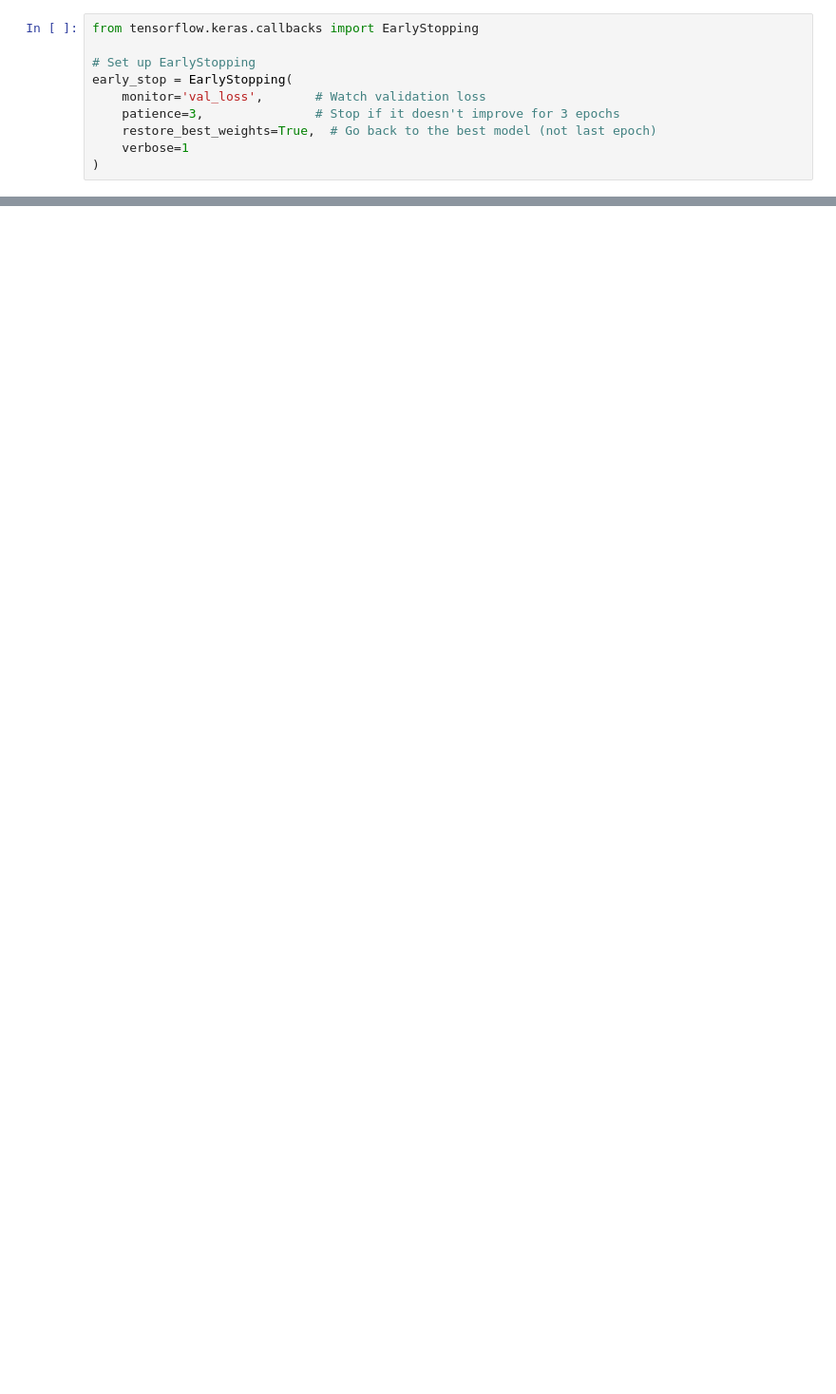
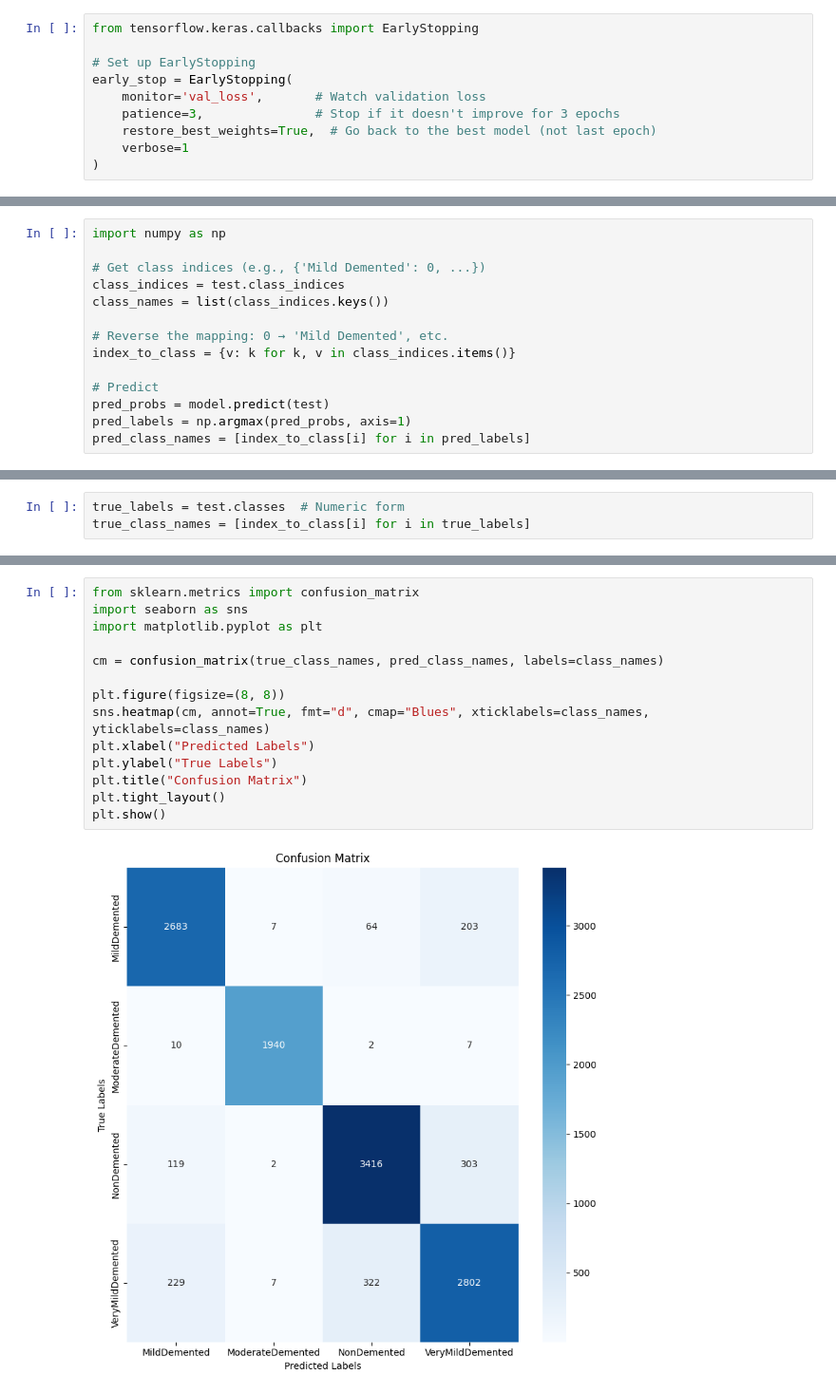
Before and after one commit to Chinmay-1907/Alzheimer-s_Severity_Prediction_Model-, a Jupyter notebook: Alzhemers_Research.ipynb, the cells around one changed output, grey strips where cells are left out. Shown at 95% size. Saved outputs shown, nothing was run; the diff lists cells and outputs as text; blank space fills up the shorter version.

```diff
--- a/Alzhemers_Research.ipynb
+++ b/Alzhemers_Research.ipynb
@@ -294,0 +392,14 @@ history = model.fit(
+# %%
+import numpy as np
+
+# Get class indices (e.g., {'Mild Demented': 0, ...})
+class_indices = test.class_indices
+class_names = list(class_indices.keys())
+
+# Reverse the mapping: 0 → 'Mild Demented', etc.
+index_to_class = {v: k for k, v in class_indices.items()}
+
+# Predict
+pred_probs = model.predict(test)
+pred_labels = np.argmax(pred_probs, axis=1)
+pred_class_names = [index_to_class[i] for i in pred_labels]
@@ -294,0 +408,3 @@ history = model.fit(
+# %%
+true_labels = test.classes  # Numeric form
+true_class_names = [index_to_class[i] for i in true_labels]
@@ -294,0 +426,16 @@ history = model.fit(
+# %%
+from sklearn.metrics import confusion_matrix
+import seaborn as sns
+import matplotlib.pyplot as plt
+
+cm = confusion_matrix(true_class_names, pred_class_names, labels=class_names)
+
+plt.figure(figsize=(8, 8))
+sns.heatmap(cm, annot=True, fmt="d", cmap="Blues", xticklabels=class_names, yticklabels=class_names)
+plt.xlabel("Predicted Labels")
+plt.ylabel("True Labels")
+plt.title("Confusion Matrix")
+plt.tight_layout()
+plt.show()
+# %% [output]
+[figure, added]
```
Also changed, not shown: parts of 12 cells of this notebook.
